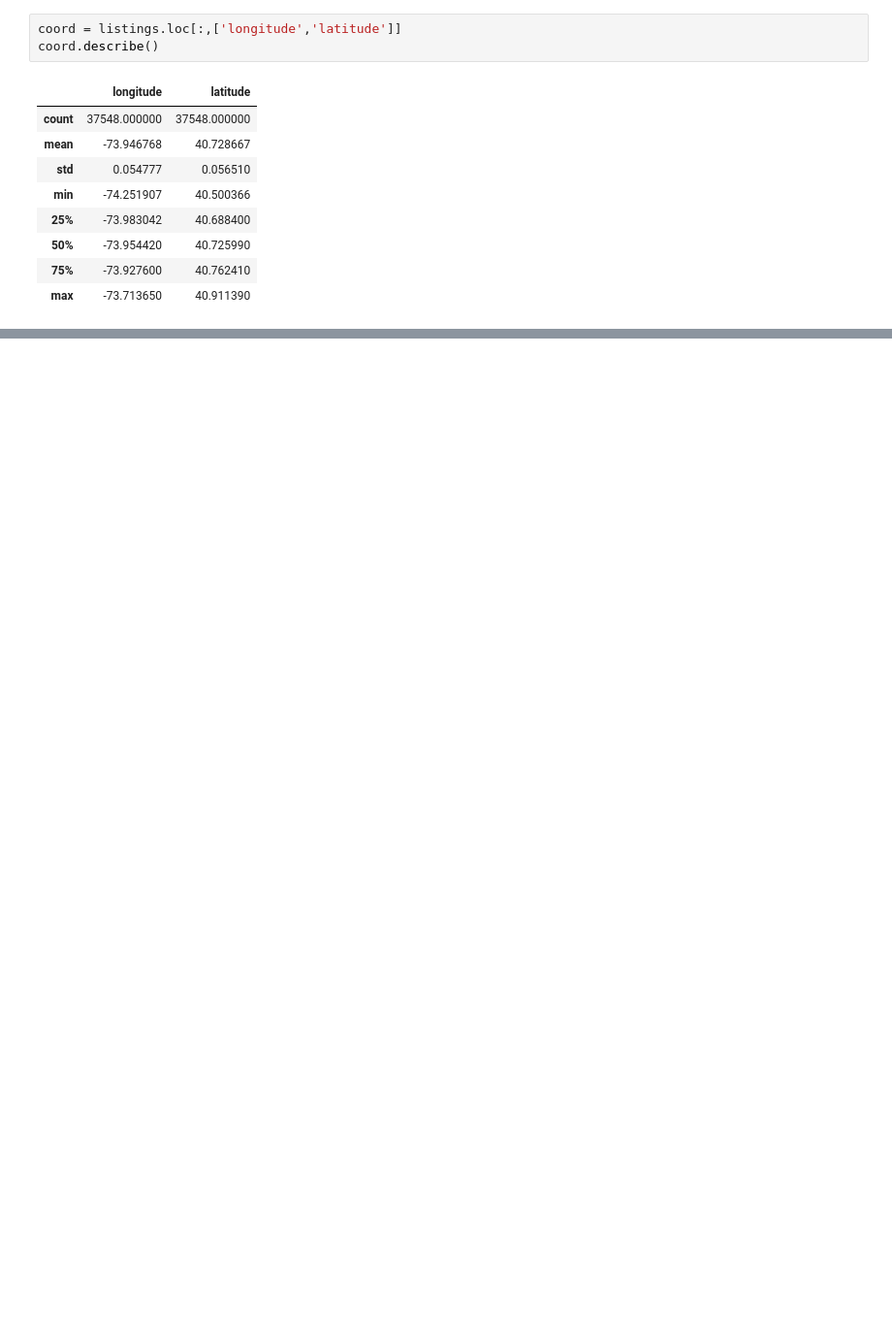
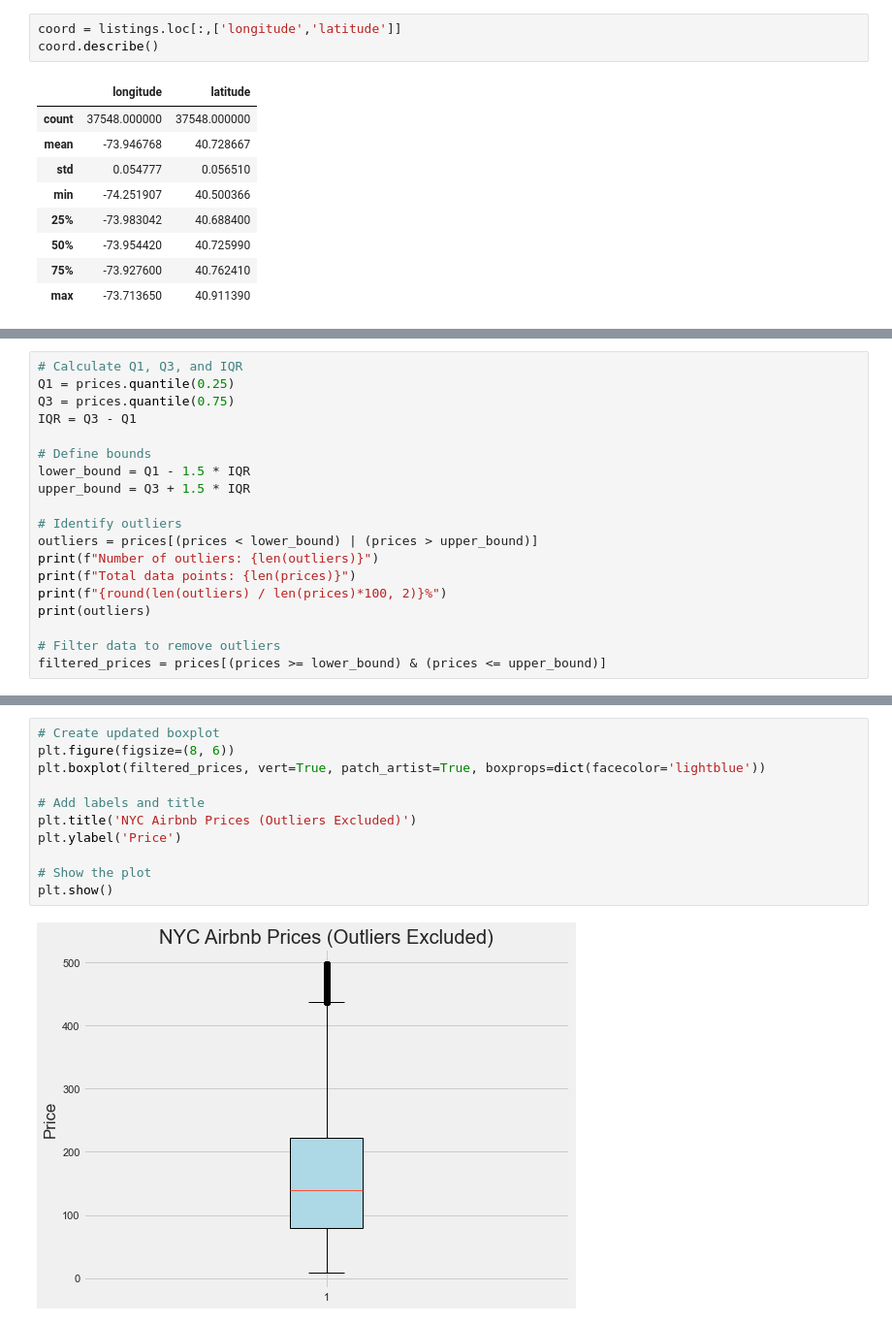
Before and after one commit to admacpherson/NYC-Airbnb-Data-Exploration, a Jupyter notebook: Airbnb NYC.ipynb, the cells around one changed output, grey strips where cells are left out. Shown at 97% size. Drawn from its saved outputs; the diff is of its cells as text; blank space fills up the shorter version.

```diff
--- a/Airbnb NYC.ipynb
+++ b/Airbnb NYC.ipynb
@@ -152,0 +188,19 @@ display(map_folium)
+# %%
+# Calculate Q1, Q3, and IQR
+Q1 = prices.quantile(0.25)
+Q3 = prices.quantile(0.75)
+IQR = Q3 - Q1
+
+# Define bounds
+lower_bound = Q1 - 1.5 * IQR
+upper_bound = Q3 + 1.5 * IQR
+
+# Identify outliers
+outliers = prices[(prices < lower_bound) | (prices > upper_bound)]
+print(f"Number of outliers: {len(outliers)}")
+print(f"Total data points: {len(prices)}")
+print(f"{round(len(outliers) / len(prices)*100, 2)}%")
+print(outliers)
+
+# Filter data to remove outliers
+filtered_prices = prices[(prices >= lower_bound) & (prices <= upper_bound)]
@@ -152,0 +223,13 @@ display(map_folium)
+# %%
+# Create updated boxplot
+plt.figure(figsize=(8, 6))
+plt.boxplot(filtered_prices, vert=True, patch_artist=True, boxprops=dict(facecolor='lightblue'))
+
+# Add labels and title
+plt.title('NYC Airbnb Prices (Outliers Excluded)')
+plt.ylabel('Price')
+
+# Show the plot
+plt.show()
+# %% [output]
+[figure, added]
```
Also changed, not shown: parts of 23 cells of this notebook.
